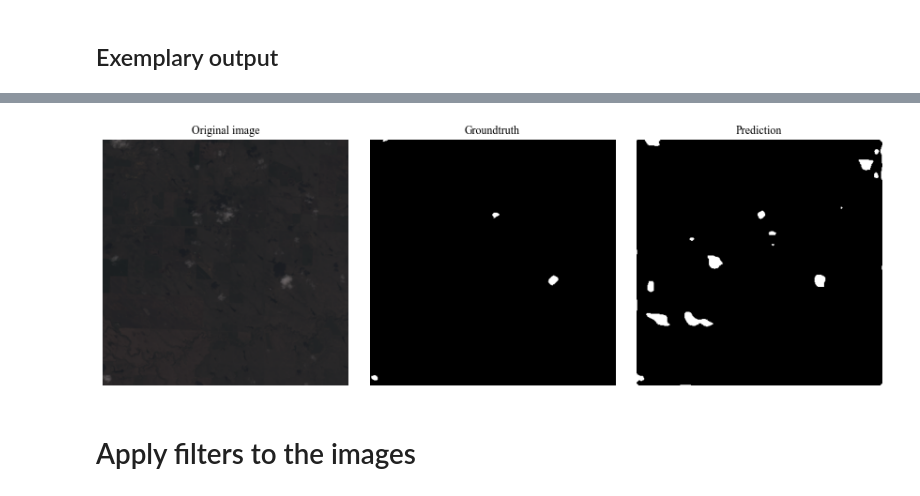
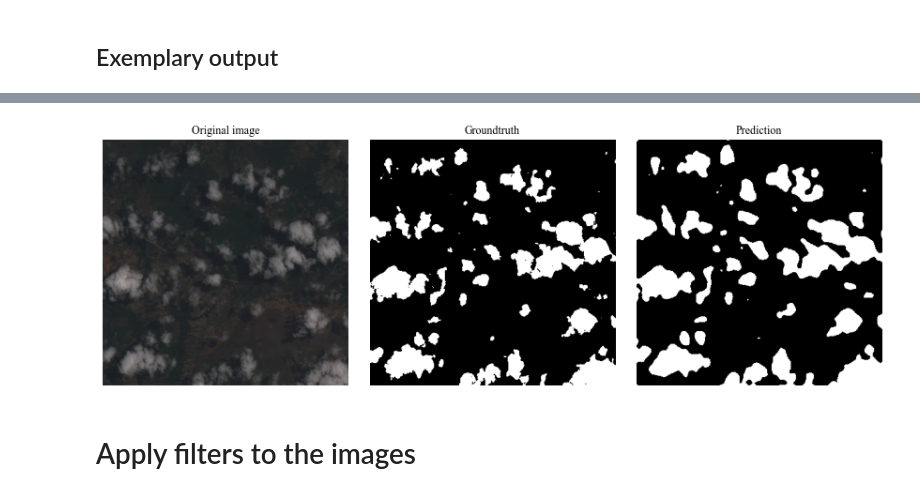
Before and after one commit to langekevin/mlspace_robustness, a Jupyter notebook: fault_injection.ipynb, the cells around one changed output, grey strips where cells are left out. Drawn from its saved outputs; the diff is of its cells as text; code cells hidden in the pictures.

```diff
--- a/fault_injection.ipynb
+++ b/fault_injection.ipynb
@@ -118,8 +118,10 @@ validation_results
 # %%
 model.load_weights(MODEL_WEIGHTS[0])
 
-img = robustness_files[27][0].astype(np.float32)
-msk = robustness_files[27][1]
+file_idx = 1
+
+img = robustness_files[file_idx][0].astype(np.float32)
+msk = robustness_files[file_idx][1]
 img = img.reshape((1, 384, 384, 4))
 prediction = model.predict(img)
 
@@ -146,4 +146,4 @@ plt.show()
-[figure, old version]
+[figure, new version]
 # %% [markdown]
 # Apply filters to the images
 # %% [markdown]
```
Also changed, not shown: parts of 6 cells of this notebook.
